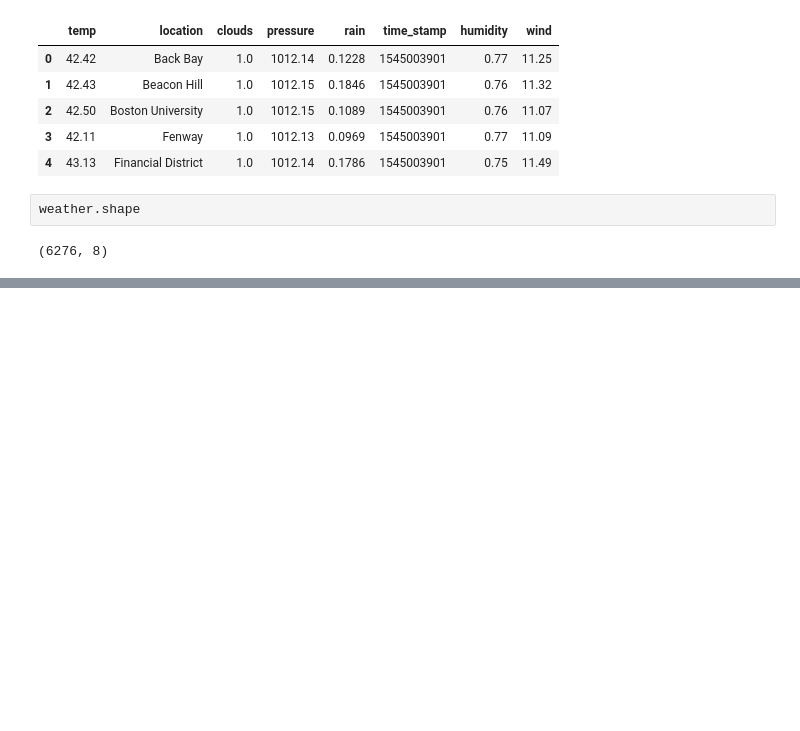
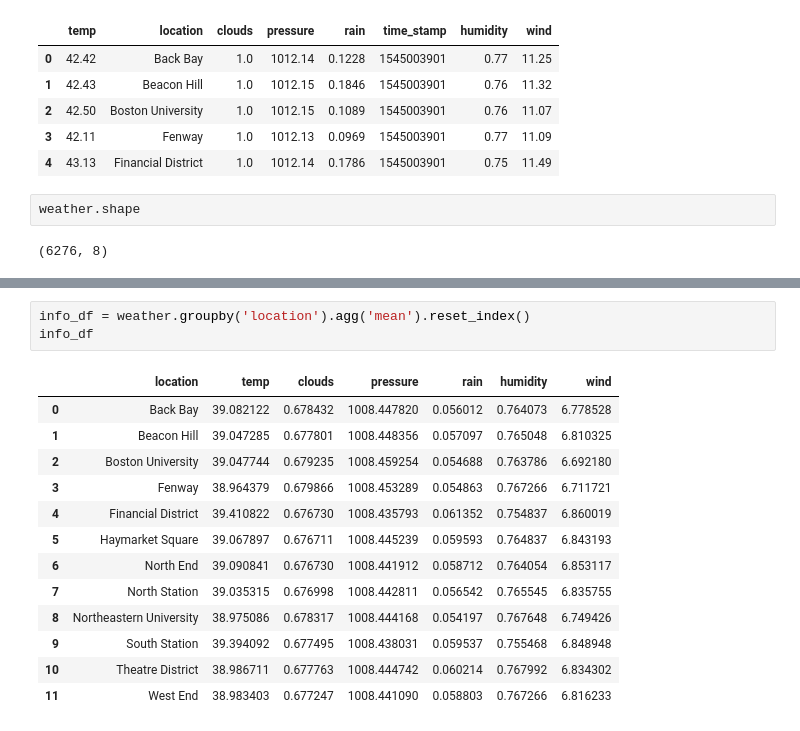
Before and after one commit to mkr9395/nyc-taxi-fare-prediction, a Jupyter notebook: notebooks/data_cleaning.ipynb, the cells around one changed output, grey strips where cells are left out. Drawn from its saved outputs; the diff is of its cells as text; blank space fills up the shorter version.

```diff
--- a/notebooks/data_cleaning.ipynb
+++ b/notebooks/data_cleaning.ipynb
@@ -739,0 +718,17 @@ Name: time_stamp, Length: 637976, dtype: int64
+# %%
+info_df = weather.groupby('location').agg('mean').reset_index()
+info_df
+# %% [output]
+|  | location | temp | clouds | pressure | rain | humidity | wind |
+| 0 | Back Bay | 39.082122 | 0.678432 | 1008.447820 | 0.056012 | 0.764073 | 6.778528 |
+| 1 | Beacon Hill | 39.047285 | 0.677801 | 1008.448356 | 0.057097 | 0.765048 | 6.810325 |
+| 2 | Boston University | 39.047744 | 0.679235 | 1008.459254 | 0.054688 | 0.763786 | 6.692180 |
+| 3 | Fenway | 38.964379 | 0.679866 | 1008.453289 | 0.054863 | 0.767266 | 6.711721 |
+| 4 | Financial District | 39.410822 | 0.676730 | 1008.435793 | 0.061352 | 0.754837 | 6.860019 |
+| 5 | Haymarket Square | 39.067897 | 0.676711 | 1008.445239 | 0.059593 | 0.764837 | 6.843193 |
+| 6 | North End | 39.090841 | 0.676730 | 1008.441912 | 0.058712 | 0.764054 | 6.853117 |
+| 7 | North Station | 39.035315 | 0.676998 | 1008.442811 | 0.056542 | 0.765545 | 6.835755 |
+| 8 | Northeastern University | 38.975086 | 0.678317 | 1008.444168 | 0.054197 | 0.767648 | 6.749426 |
+| 9 | South Station | 39.394092 | 0.677495 | 1008.438031 | 0.059537 | 0.755468 | 6.848948 |
+| 10 | Theatre District | 38.986711 | 0.677763 | 1008.444742 | 0.060214 | 0.767992 | 6.834302 |
+| 11 | West End | 38.983403 | 0.677247 | 1008.441090 | 0.058803 | 0.767266 | 6.816233 |
```
Also changed, not shown: parts of 13 cells of this notebook.
